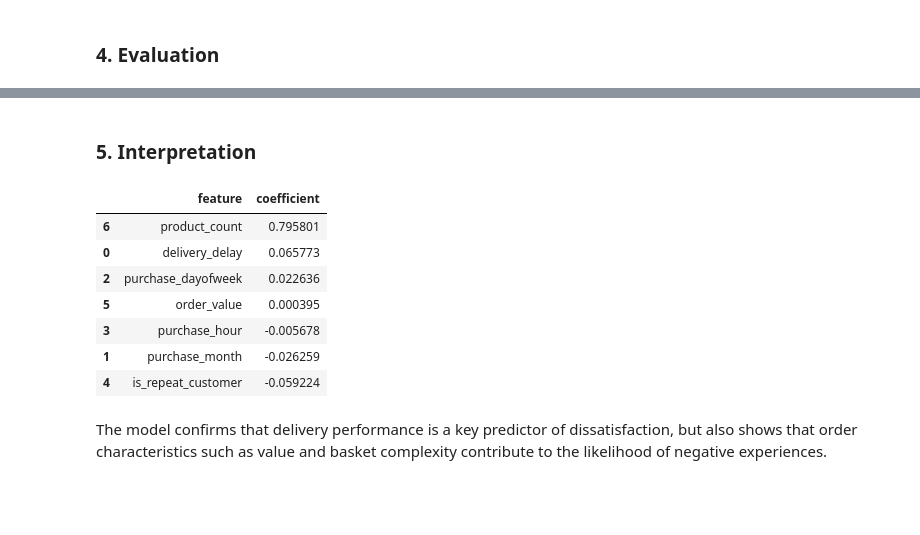
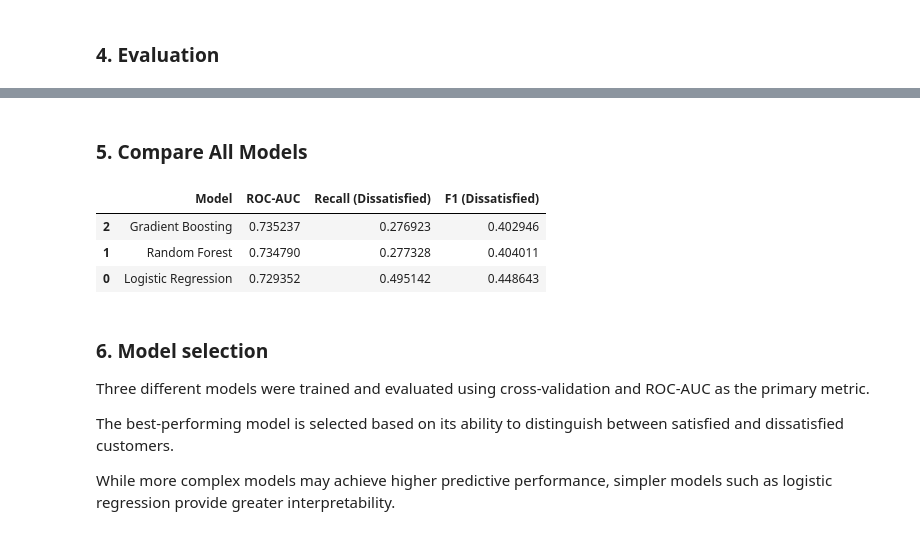
Before and after one commit to rachelv2/ecommerce-cx-dissatisfaction-prediction, a Jupyter notebook: notebooks/03_modeling.ipynb, the cells around one changed output, grey strips where cells are left out. Cells and saved outputs as stored; diff of their text form; code cells hidden in the pictures; blank space fills up the shorter version.

```diff
--- a/notebooks/03_modeling.ipynb
+++ b/notebooks/03_modeling.ipynb
@@ -157,20 +197,53 @@ ROC-AUC: 0.6904894684313174
-# %% [markdown]
-### 5. Interpretation
-# %%
-coef_df = pd.DataFrame({
-    "feature": feature_columns,
-    "coefficient": model_balanced.coef_[0]
-}).sort_values("coefficient", ascending=False)
-
-coef_df
-# %% [output]
-|  | feature | coefficient |
-| 6 | product_count | 0.795801 |
-| 0 | delivery_delay | 0.065773 |
-| 2 | purchase_dayofweek | 0.022636 |
-| 5 | order_value | 0.000395 |
-| 3 | purchase_hour | -0.005678 |
-| 1 | purchase_month | -0.026259 |
-| 4 | is_repeat_customer | -0.059224 |
+# %% [markdown]
+### 5. Compare All Models
+# %%
+logreg_results = evaluate_model(best_logreg, X_test, y_test)
+rf_results = evaluate_model(best_rf, X_test, y_test)
+gb_results = evaluate_model(best_gb, X_test, y_test)
+
+def get_positive_class_metrics(results):
+    report = results["report"]
+
+    for key in ["1", "1.0", 1, 1.0]:
+        if key in report:
+            return report[key]["recall"], report[key]["f1-score"]
+
+    raise KeyError(f"Positive class key not found in report. Available keys: {list(report.keys())}")
+
+logreg_recall, logreg_f1 = get_positive_class_metrics(logreg_results)
+rf_recall, rf_f1 = get_positive_class_metrics(rf_results)
+gb_recall, gb_f1 = get_positive_class_metrics(gb_results)
+
+comparison = pd.DataFrame({
+    "Model": ["Logistic Regression", "Random Forest", "Gradient Boosting"],
+    "ROC-AUC": [
+        logreg_results["roc_auc"],
+        rf_results["roc_auc"],
+        gb_results["roc_auc"]
+    ],
+    "Recall (Dissatisfied)": [
+        logreg_recall,
+        rf_recall,
+        gb_recall
+    ],
+    "F1 (Dissatisfied)": [
+        logreg_f1,
+        rf_f1,
+        gb_f1
+    ]
+})
+
+comparison.sort_values(by="ROC-AUC", ascending=False)
+# %% [output]
+|  | Model | ROC-AUC | Recall (Dissatisfied) | F1 (Dissatisfied) |
+| 2 | Gradient Boosting | 0.735237 | 0.276923 | 0.402946 |
+| 1 | Random Forest | 0.734790 | 0.277328 | 0.404011 |
+| 0 | Logistic Regression | 0.729352 | 0.495142 | 0.448643 |
 # %% [markdown]
-The model confirms that delivery performance is a key predictor of dissatisfaction, but also shows that order characteristics such as value and basket complexity contribute to the likelihood of negative experiences.
+### 6. Model selection
+
+Three different models were trained and evaluated using cross-validation and ROC-AUC as the primary metric.
+
+The best-performing model is selected based on its ability to distinguish between satisfied and dissatisfied customers.
+
+While more complex models may achieve higher predictive performance, simpler models such as logistic regression provide greater interpretability.
```
Also changed, not shown: parts of 25 cells of this notebook, 1 other file.
